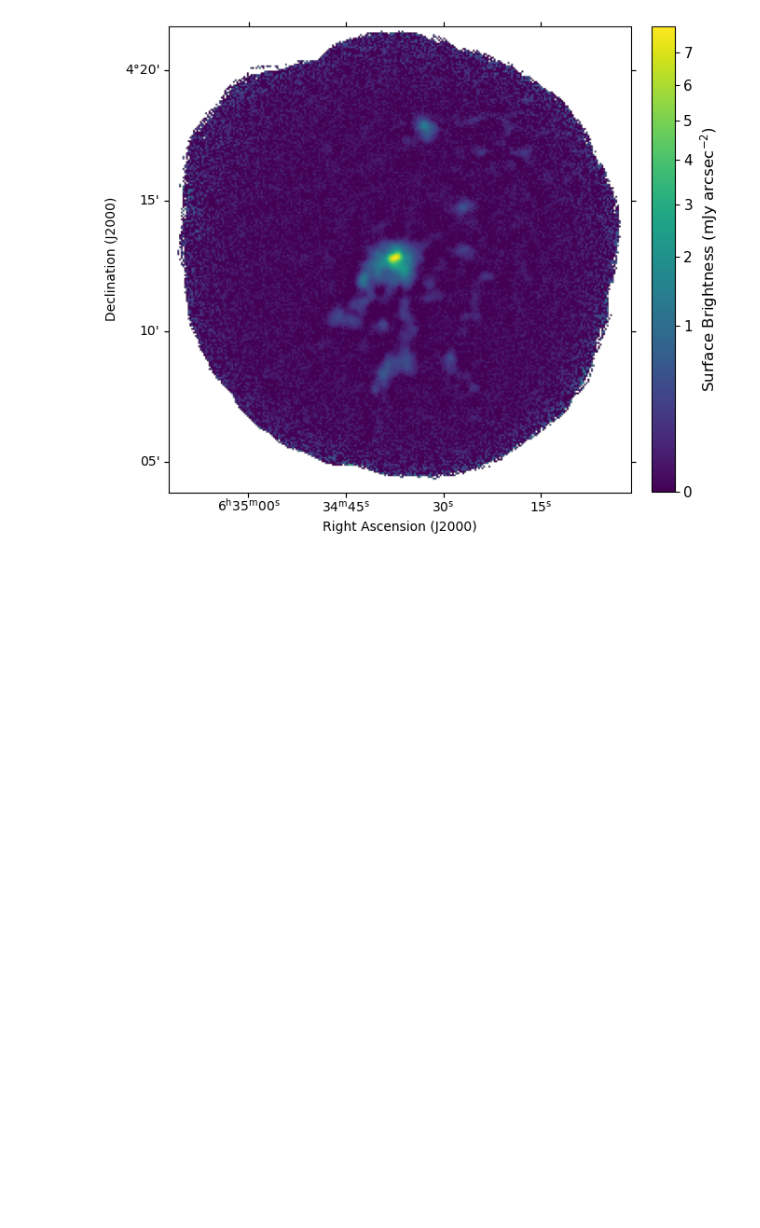
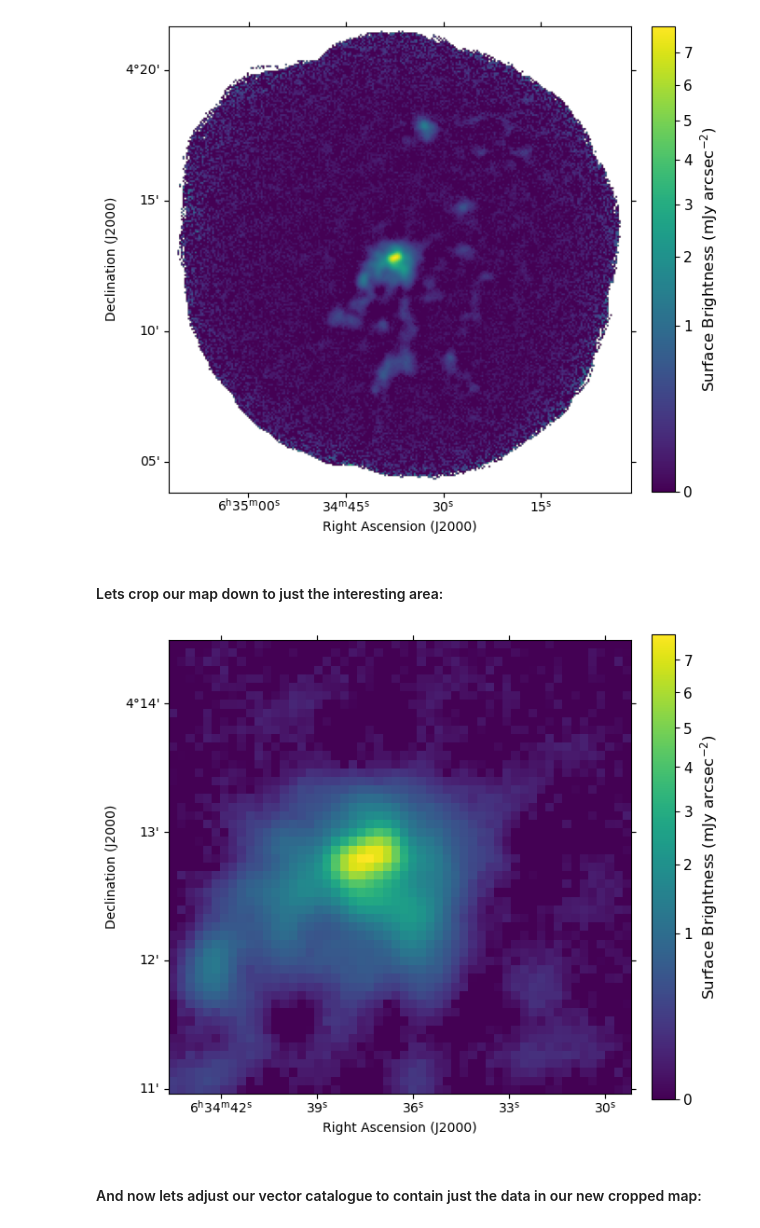
Before and after one commit to ben-wakefield-25/orbyts-repo, a Jupyter notebook: CODE/Test Code/PA.ipynb, the cells around one changed output. Cells and saved outputs as stored; diff of their text form; code cells hidden in the pictures; blank space fills up the shorter version.

Commit message:
PA and map+vectors code

```diff
--- a/CODE/Test Code/PA.ipynb
+++ b/CODE/Test Code/PA.ipynb
@@ -81,20 +82,21 @@ image = np.squeeze(map[0].data)
 varience = np.squeeze(map[1].data)
 
 wcs = WCS(map[0].header)
-print(wcs.dropaxis(2))  # this gives us lots of useful information about the map
+wcs = wcs.dropaxis(2)
+print(wcs)  # this gives us lots of useful information about the map
 
 
 fig = plt.figure(figsize=(7, 7))
-ax = plt.subplot(projection=wcs.dropaxis(2))
+ax = plt.subplot(projection=wcs)
 
 norm = ImageNormalize(image, vmin=0.0, vmax=np.nanmax(image), stretch=SqrtStretch())
 
-image = plt.imshow(image, origin="lower", norm=norm)  # cmap=cm.Greys,
+image_show = plt.imshow(image, origin="lower", norm=norm)  # cmap=cm.Greys,
 
 plt.xlabel("Right Ascension (J2000)")
 plt.ylabel("Declination (J2000)")
 
-cbar = plt.colorbar(image, fraction=0.046, pad=0.04)
+cbar = plt.colorbar(image_show, fraction=0.046, pad=0.04)
 cbar.set_label(r"Surface Brightness (mJy arcsec$^{-2}$)", size=12)
 cbar.ax.tick_params(labelsize=11)
 # %% [output]
@@ -113,3 +115,39 @@ PC2_1 PC2_2  : 0.0 1.0
 CDELT : -0.00111111111111111 0.0011111111111111
 NAXIS : 266  268
 [figure]
+# %% [markdown]
+#### Lets crop our map down to just the interesting area:
+# %%
+crop = Cutout2D(
+    image,
+    (
+        round(0.5 * image.shape[0]),
+        round(0.5 * image.shape[1]),
+    ),  # EDIT these values to zoom in to your interesting bit of map
+    (0.2 * image.shape[1], 0.2 * image.shape[0]),
+    wcs=wcs,
+)
+
+cropwcs = crop.wcs
+cropimage = crop.data
+
+
+fig = plt.figure(figsize=(7, 7))
+ax = plt.subplot(projection=cropwcs)
+
+norm = ImageNormalize(
+    cropimage, vmin=0.0, vmax=np.nanmax(cropimage), stretch=SqrtStretch()
+)
+
+image_show = plt.imshow(cropimage, origin="lower", norm=norm)  # cmap=cm.Greys,
+
+plt.xlabel("Right Ascension (J2000)")
+plt.ylabel("Declination (J2000)")
+
+cbar = plt.colorbar(image_show, fraction=0.046, pad=0.04)
+cbar.set_label(r"Surface Brightness (mJy arcsec$^{-2}$)", size=12)
+cbar.ax.tick_params(labelsize=11)
+# %% [output]
+[figure, added]
+# %% [markdown]
+#### And now lets adjust our vector catalogue to contain just the data in our new cropped map:
```
Also changed, not shown: parts of 9 cells of this notebook, 3 other files.
